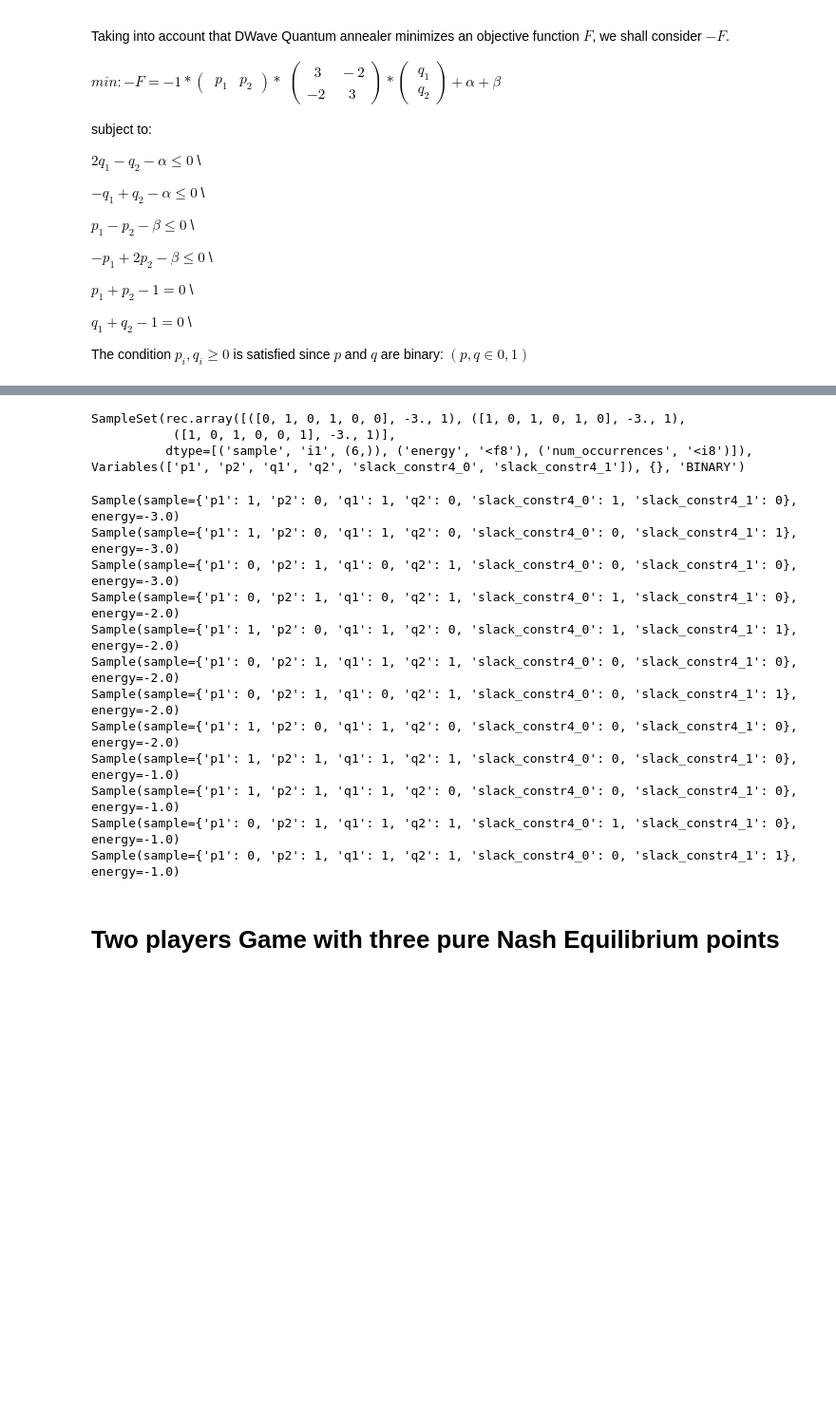
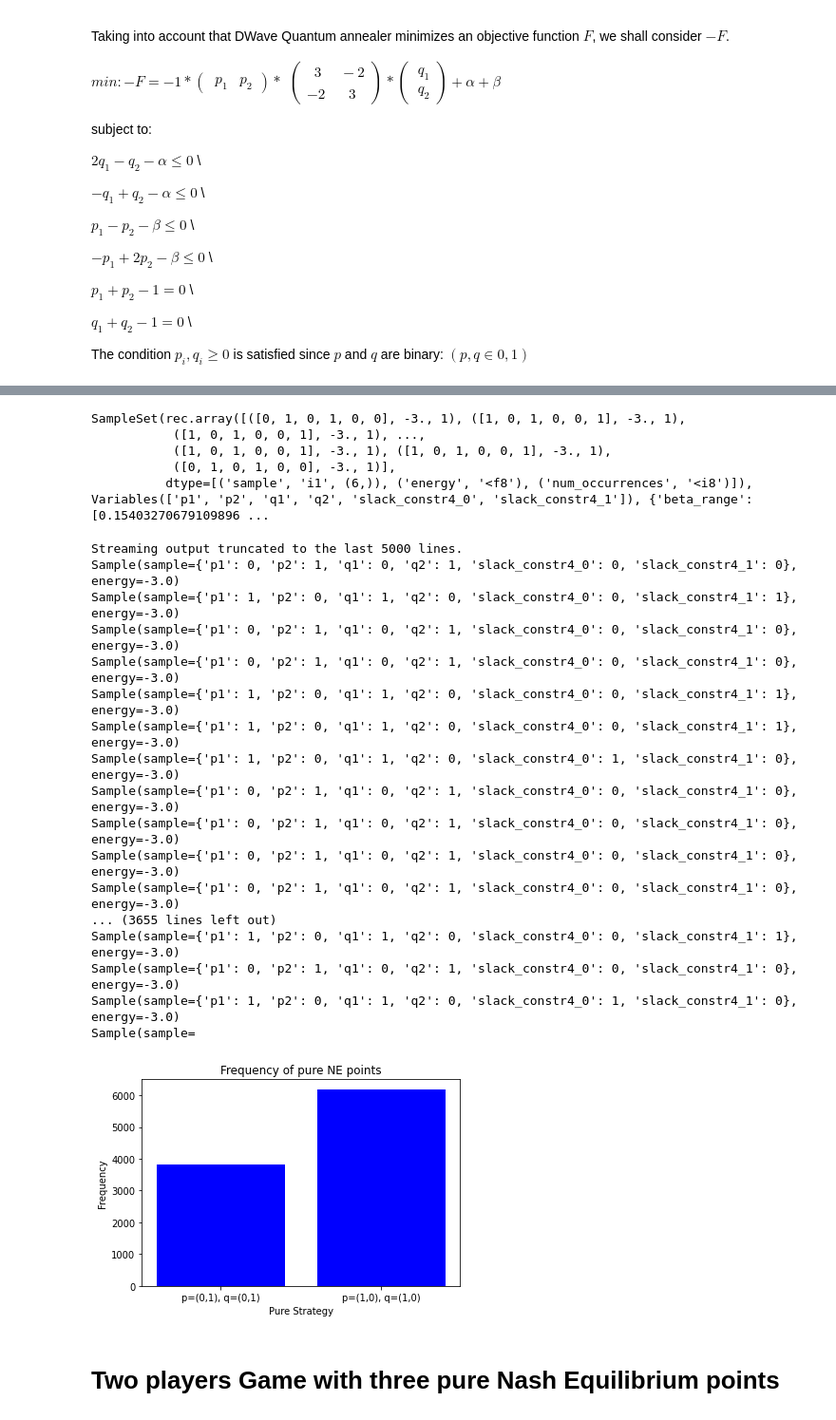
Before and after one commit to DarkStarQuantumLab/Nash-Equilibrium-quantum-annealing, a Jupyter notebook: Nash_Equilibrium.ipynb, the cells around one changed output, grey strips where cells are left out. Shown: that part at 95% size. Saved outputs shown, nothing was run; the diff lists cells and outputs as text; code cells hidden in the pictures; blank space fills up the shorter version.

```diff
--- a/Nash_Equilibrium.ipynb
+++ b/Nash_Equilibrium.ipynb
@@ -163,7 +166,7 @@ bqm.add_linear_inequality_constraint(
     [('p1', 1), ('p2', 2)], lb=-1, ub=2, lagrange_multiplier=1, label = 'constr4'
 )
 
-sampler = ExactSolver()
-sampleset = sampler.sample(bqm)
+sampler = neal.SimulatedAnnealingSampler()
+sampleset = sampler.sample(bqm, num_reads=10000)
 sampleset.lowest()
 # %% [output]
@@ -173,26 +178,68 @@ SampleSet(rec.array([([0, 1, 0, 1, 0, 0], -3., 1), ([1, 0, 1, 0, 1, 0], -3., 1),
 # %%
 sampleset.lowest()
 # %% [output]
-SampleSet(rec.array([([0, 1, 0, 1, 0, 0], -3., 1), ([1, 0, 1, 0, 1, 0], -3., 1),
-           ([1, 0, 1, 0, 0, 1], -3., 1)],
-          dtype=[('sample', 'i1', (6,)), ('energy', '<f8'), ('num_occurrences', '<i8')]), Variables(['p1', 'p2', 'q1', 'q2', 'slack_constr4_0', 'slack_constr4_1']), {}, 'BINARY')
+SampleSet(rec.array([([0, 1, 0, 1, 0, 0], -3., 1), ([1, 0, 1, 0, 0, 1], -3., 1),
+           ([1, 0, 1, 0, 0, 1], -3., 1), ...,
+           ([1, 0, 1, 0, 0, 1], -3., 1), ([1, 0, 1, 0, 0, 1], -3., 1),
+           ([0, 1, 0, 1, 0, 0], -3., 1)],
+          dtype=[('sample', 'i1', (6,)), ('energy', '<f8'), ('num_occurrences', '<i8')]), Variables(['p1', 'p2', 'q1', 'q2', 'slack_constr4_0', 'slack_constr4_1']), {'beta_range': [0.15403270679109896 ...
 # %%
 for data in sampleset.data(fields=['sample', 'energy']):
-    if data[1] < 0:
+    if data[1] < -2:
       print(data)
 # %% [output]
-Sample(sample={'p1': 1, 'p2': 0, 'q1': 1, 'q2': 0, 'slack_constr4_0': 1, 'slack_constr4_1': 0}, energy=-3.0)
+Streaming output truncated to the last 5000 lines.
+Sample(sample={'p1': 0, 'p2': 1, 'q1': 0, 'q2': 1, 'slack_constr4_0': 0, 'slack_constr4_1': 0}, energy=-3.0)
 Sample(sample={'p1': 1, 'p2': 0, 'q1': 1, 'q2': 0, 'slack_constr4_0': 0, 'slack_constr4_1': 1}, energy=-3.0)
 Sample(sample={'p1': 0, 'p2': 1, 'q1': 0, 'q2': 1, 'slack_constr4_0': 0, 'slack_constr4_1': 0}, energy=-3.0)
-Sample(sample={'p1': 0, 'p2': 1, 'q1': 0, 'q2': 1, 'slack_constr4_0': 1, 'slack_constr4_1': 0}, energy=-2.0)
-Sample(sample={'p1': 1, 'p2': 0, 'q1': 1, 'q2': 0, 'slack_constr4_0': 1, 'slack_constr4_1': 1}, energy=-2.0)
-Sample(sample={'p1': 0, 'p2': 1, 'q1': 1, 'q2': 1, 'slack_constr4_0': 0, 'slack_constr4_1': 0}, energy=-2.0)
-Sample(sample={'p1': 0, 'p2': 1, 'q1': 0, 'q2': 1, 'slack_constr4_0': 0, 'slack_constr4_1': 1}, energy=-2.0)
-Sample(sample={'p1': 1, 'p2': 0, 'q1': 1, 'q2': 0, 'slack_constr4_0': 0, 'slack_constr4_1': 0}, energy=-2.0)
-Sample(sample={'p1': 1, 'p2': 1, 'q1': 1, 'q2': 1, 'slack_constr4_0': 0, 'slack_constr4_1': 0}, energy=-1.0)
-Sample(sample={'p1': 1, 'p2': 1, 'q1': 1, 'q2': 0, 'slack_constr4_0': 0, 'slack_constr4_1': 0}, energy=-1.0)
-Sample(sample={'p1': 0, 'p2': 1, 'q1': 1, 'q2': 1, 'slack_constr4_0': 1, 'slack_constr4_1': 0}, energy=-1.0)
-Sample(sample={'p1': 0, 'p2': 1, 'q1': 1, 'q2': 1, 'slack_constr4_0': 0, 'slack_constr4_1': 1}, energy=-1.0)
+Sample(sample={'p1': 0, 'p2': 1, 'q1': 0, 'q2': 1, 'slack_constr4_0': 0, 'slack_constr4_1': 0}, energy=-3.0)
+Sample(sample={'p1': 1, 'p2': 0, 'q1': 1, 'q2': 0, 'slack_constr4_0': 0, 'slack_constr4_1': 1}, energy=-3.0)
+Sample(sample={'p1': 1, 'p2': 0, 'q1': 1, 'q2': 0, 'slack_constr4_0': 0, 'slack_constr4_1': 1}, energy=-3.0)
+Sample(sample={'p1': 1, 'p2': 0, 'q1': 1, 'q2': 0, 'slack_constr4_0': 1, 'slack_constr4_1': 0}, energy=-3.0)
+Sample(sample={'p1': 0, 'p2': 1, 'q1': 0, 'q2': 1, 'slack_constr4_0': 0, 'slack_constr4_1': 0}, energy=-3.0)
+Sample(sample={'p1': 0, 'p2': 1, 'q1': 0, 'q2': 1, 'slack_constr4_0': 0, 'slack_constr4_1': 0}, energy=-3.0)
+Sample(sample={'p1': 0, 'p2': 1, 'q1': 0, 'q2': 1, 'slack_constr4_0': 0, 'slack_constr4_1': 0}, energy=-3.0)
+Sample(sample={'p1': 0, 'p2': 1, 'q1': 0, 'q2': 1, 'slack_constr4_0': 0, 'slack_constr4_1': 0}, energy=-3.0)
+... (3655 lines left out)
+Sample(sample={'p1': 1, 'p2': 0, 'q1': 1, 'q2': 0, 'slack_constr4_0': 0, 'slack_constr4_1': 1}, energy=-3.0)
+Sample(sample={'p1': 0, 'p2': 1, 'q1': 0, 'q2': 1, 'slack_constr4_0': 0, 'slack_constr4_1': 0}, energy=-3.0)
+Sample(sample={'p1': 1, 'p2': 0, 'q1': 1, 'q2': 0, 'slack_constr4_0': 1, 'slack_constr4_1': 0}, energy=-3.0)
+Sample(sample=
+# %%
+# plot results
+
+def plot_sampleset(sampleset):
+    '''Plots results of sampling in a bar style.
+        Arg: sampleset: a set of samples prodused by DWave's sampler
+    '''
+
+    sampleset = dimod.drop_variables(sampleset, ['slack_constr4_0','slack_constr4_1']  )
+    sampleset = sampleset.aggregate()
+
+    df = sampleset.to_pandas_dataframe()
+
+    strategies = {}
+    for i, row in df.iterrows():
+        strategy = str(df['p1'][i])+str(df['p2'][i])+str(df['q1'][i])+str(df['q2'][i])
+        if len((re.findall('1', strategy))) <=2:
+            strategies[strategy]=row['num_occurrences']
+
+    myList = strategies.items()
+    myList = [('p=(' + item[0][:1]+','+ item[0][1:2]+'), q=('+item[0][2:3]+','+ item[0][3:] +')', item[1]) for item in myList]
+    myList = sorted(myList)
+    x, y = zip(*myList)
+
+    plt.bar(x,y, color='Blue')
+    plt.title('Frequency of pure NE points')
+    plt.xlabel('Pure Strategy')
+    plt.ylabel('Frequency')
+    plt.savefig('Frequency_2strategies.png', dpi=600)
+    plt.show()
+
+
+plot_sampleset(sampleset=sampleset)
+# %% [output]
+[figure, added]
 # %% [markdown]
 # Two players Game with three pure Nash Equilibrium points
 # %% [markdown]
```
Also changed, not shown: parts of 7 cells of this notebook.
